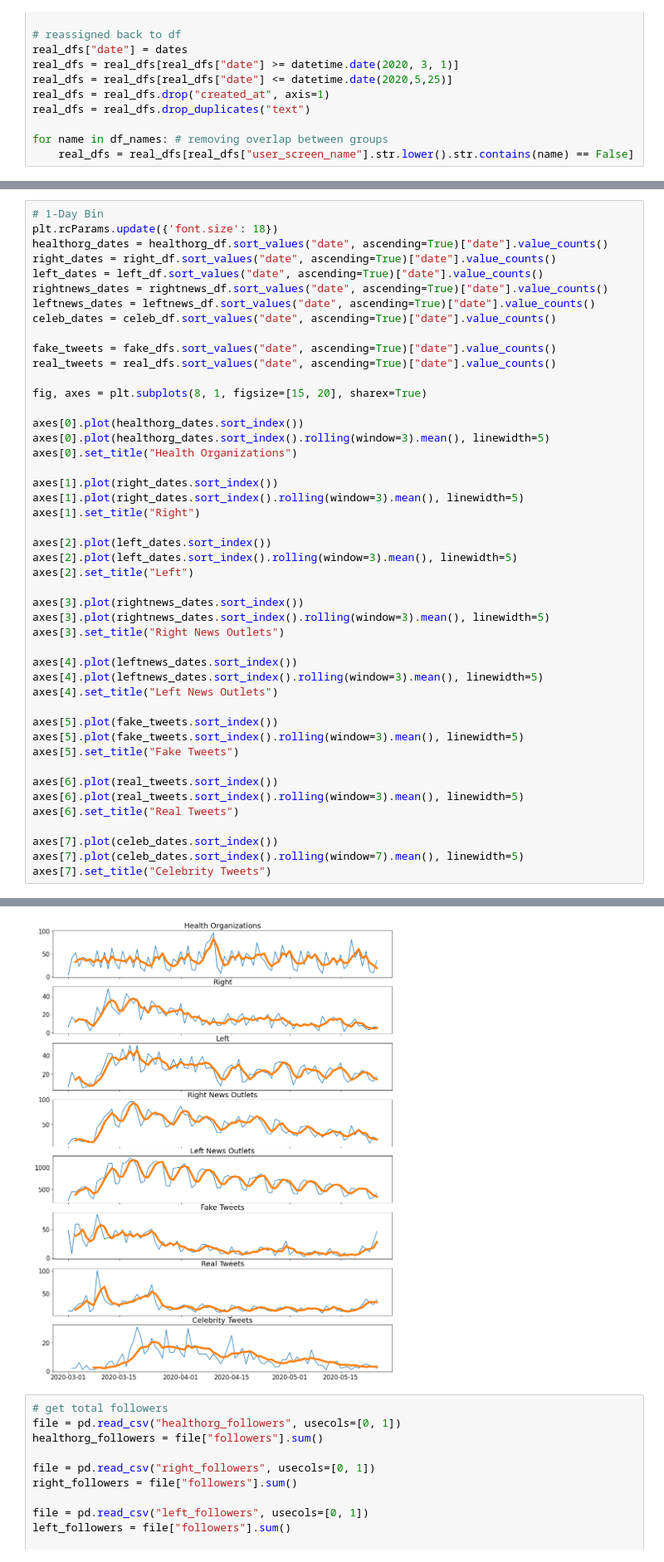
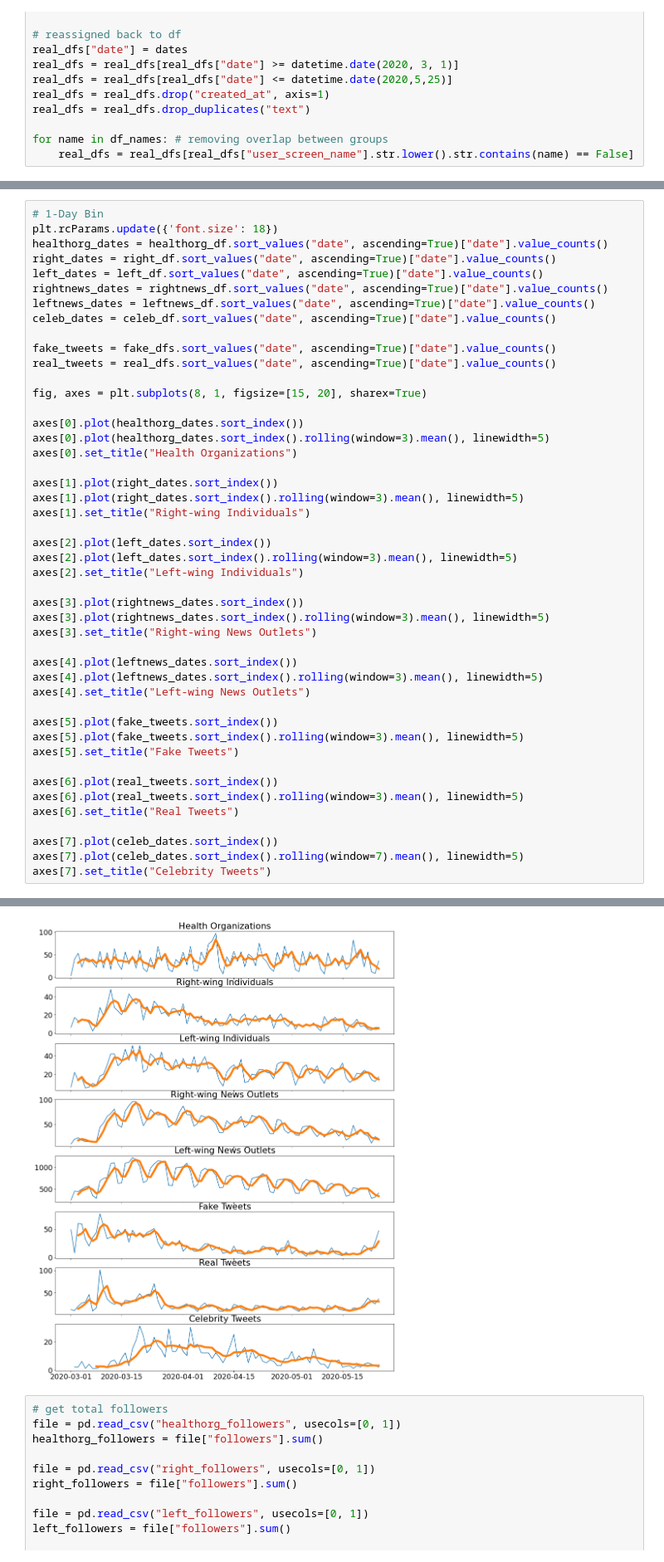
Before and after one commit to jennifertramsu/bdc2021, a Jupyter notebook: Datasets/get_covid.ipynb, the cells around one changed output, grey strips where cells are left out. Shown at 83% size. Drawn from its saved outputs; the diff is of its cells as text.

```diff
--- a/Datasets/get_covid.ipynb
+++ b/Datasets/get_covid.ipynb
@@ -471,38 +441,38 @@ fig, axes = plt.subplots(8, 1, figsize=[15, 20], sharex=True)
 
 axes[0].plot(healthorg_dates.sort_index())
 axes[0].plot(healthorg_dates.sort_index().rolling(window=3).mean(), linewidth=5)
 axes[0].set_title("Health Organizations")
 
 axes[1].plot(right_dates.sort_index())
 axes[1].plot(right_dates.sort_index().rolling(window=3).mean(), linewidth=5)
-axes[1].set_title("Right")
+axes[1].set_title("Right-wing Individuals")
 
 axes[2].plot(left_dates.sort_index())
 axes[2].plot(left_dates.sort_index().rolling(window=3).mean(), linewidth=5)
-axes[2].set_title("Left")
+axes[2].set_title("Left-wing Individuals")
 
 axes[3].plot(rightnews_dates.sort_index())
 axes[3].plot(rightnews_dates.sort_index().rolling(window=3).mean(), linewidth=5)
-axes[3].set_title("Right News Outlets")
+axes[3].set_title("Right-wing News Outlets")
 
 axes[4].plot(leftnews_dates.sort_index())
 axes[4].plot(leftnews_dates.sort_index().rolling(window=3).mean(), linewidth=5)
-axes[4].set_title("Left News Outlets")
+axes[4].set_title("Left-wing News Outlets")
 
 axes[5].plot(fake_tweets.sort_index())
 axes[5].plot(fake_tweets.sort_index().rolling(window=3).mean(), linewidth=5)
 axes[5].set_title("Fake Tweets")
 
 axes[6].plot(real_tweets.sort_index())
 axes[6].plot(real_tweets.sort_index().rolling(window=3).mean(), linewidth=5)
 axes[6].set_title("Real Tweets")
 
 axes[7].plot(celeb_dates.sort_index())
 axes[7].plot(celeb_dates.sort_index().rolling(window=7).mean(), linewidth=5)
 axes[7].set_title("Celebrity Tweets")
 # %% [output]
 Text(0.5, 1.0, 'Celebrity Tweets')
-[figure, old version]
+[figure, new version]
 # %%
 # get total followers
 file = pd.read_csv("healthorg_followers", usecols=[0, 1])
```
Also changed, not shown: parts of 4 cells of this notebook, 3 other files.
